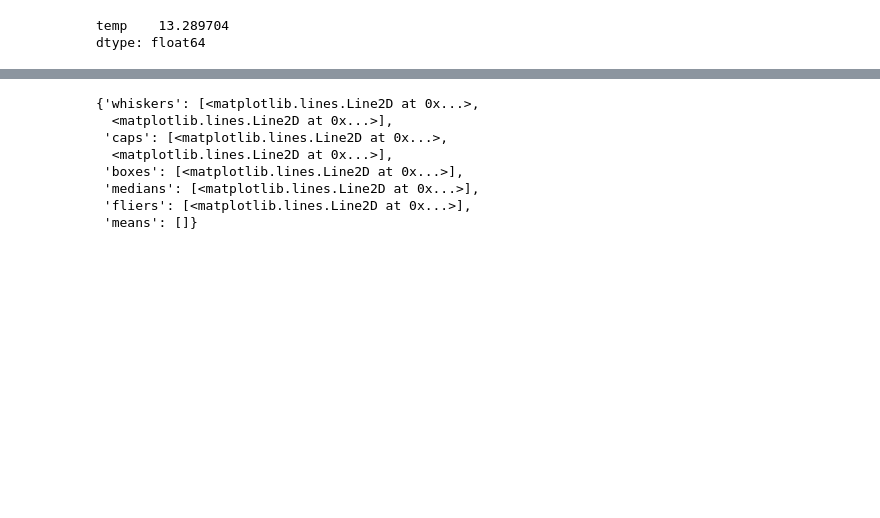
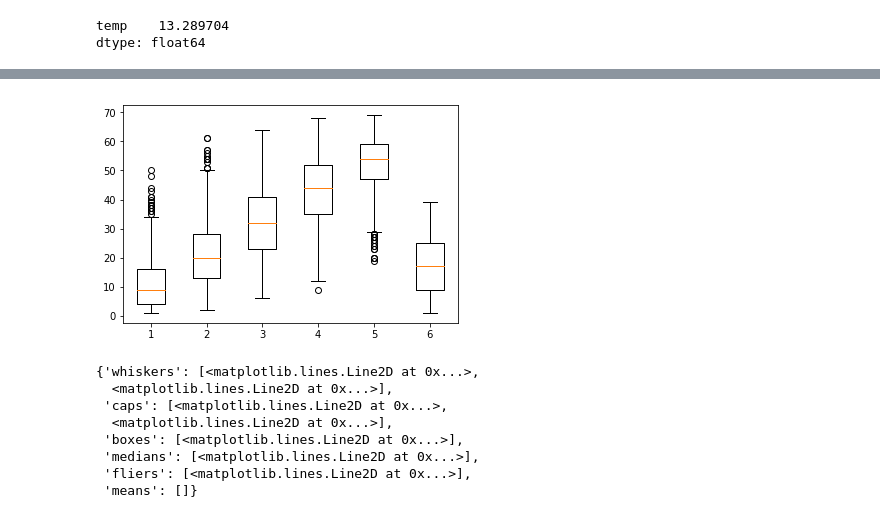
Before and after one commit to Gerrydh/Fundamentals-of-DA-Project, a Jupyter notebook: Box Plots- An Investigation.ipynb, the cells around one changed output, grey strips where cells are left out. Drawn from its saved outputs; the diff is of its cells as text; code cells hidden in the pictures; blank space fills up the shorter version.

```diff
--- a/Box Plots- An Investigation.ipynb
+++ b/Box Plots- An Investigation.ipynb
@@ -66,0 +67,2 @@ data = np.concatenate((spread, centre, flier_high, flier_low), 0)
+# %%
+df = pd.read_csv("Lottery.csv")
@@ -67,3 +118,8 @@ data = np.concatenate((spread, centre, flier_high, flier_low), 0)
+# %%
+plt.boxplot([df.firstball, df.secondball, df.thirdball, df.fourthball, df.fifthball, df.sixthball])
+plt.show()
+# %% [output]
+[figure, added]
 # %%
 plt.boxplot(data)
 # %% [output]
```
Also changed, not shown: parts of 6 cells of this notebook, 1 other file.
